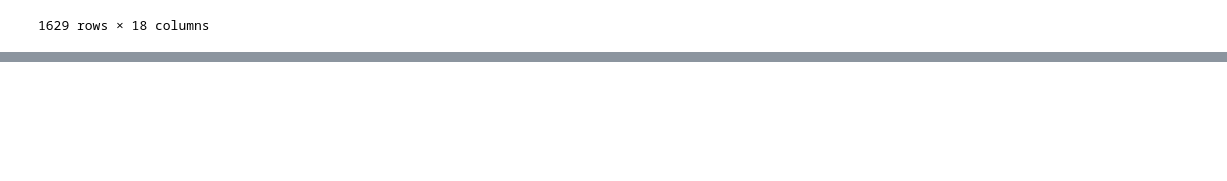
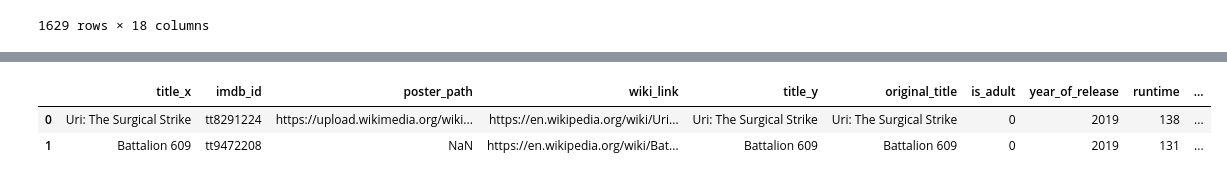
Before and after one commit to HarshChaturvedi19/Learn-Data-Science-With-Projects, a Jupyter notebook: PANDAS/panda-Dataframe/imp-dataFrame.ipynb, the cells around one changed output, grey strips where cells are left out. Drawn from its saved outputs; the diff is of its cells as text; code cells hidden in the pictures; blank space fills up the shorter version.

Commit message:
set and rename

```diff
--- a/PANDAS/panda-Dataframe/imp-dataFrame.ipynb
+++ b/PANDAS/panda-Dataframe/imp-dataFrame.ipynb
@@ -370,0 +427,7 @@ movies.sort_index(ascending=False)
+# %%
+# rename -> ( data Frame)-> index
+movies.head(2)
+# %% [output]
+|  | title_x | imdb_id | poster_path | wiki_link | title_y | original_title | is_adult | year_of_release | runtime | ... |
+| 0 | Uri: The Surgical Strike | tt8291224 | https://upload.wikimedia.org/wiki... | https://en.wikipedia.org/wiki/Uri... | Uri: The Surgical Strike | Uri: The Surgical Strike | 0 | 2019 | 138 | ... |
+| 1 | Battalion 609 | tt9472208 | NaN | https://en.wikipedia.org/wiki/Bat... | Battalion 609 | Battalion 609 | 0 | 2019 | 131 | ... |
```
Also changed, not shown: parts of 6 cells of this notebook.
